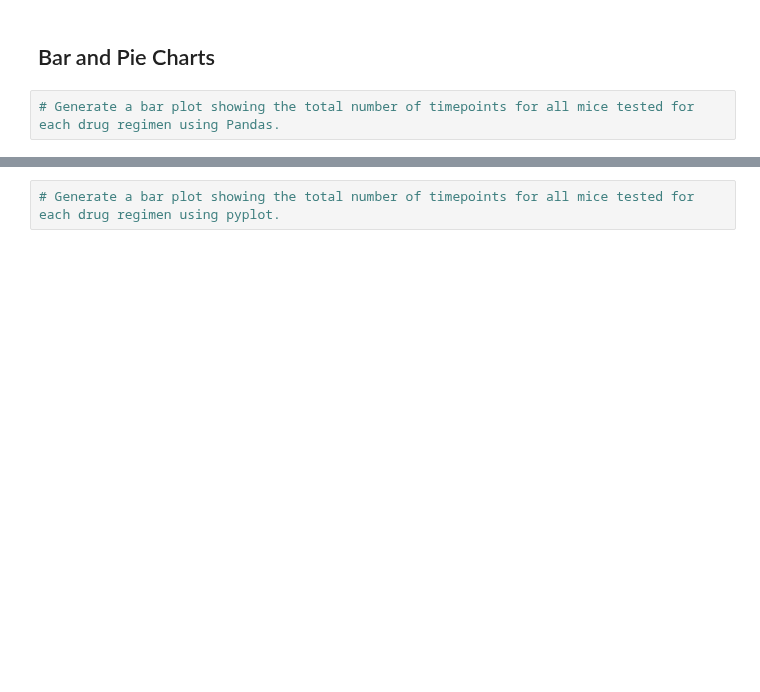
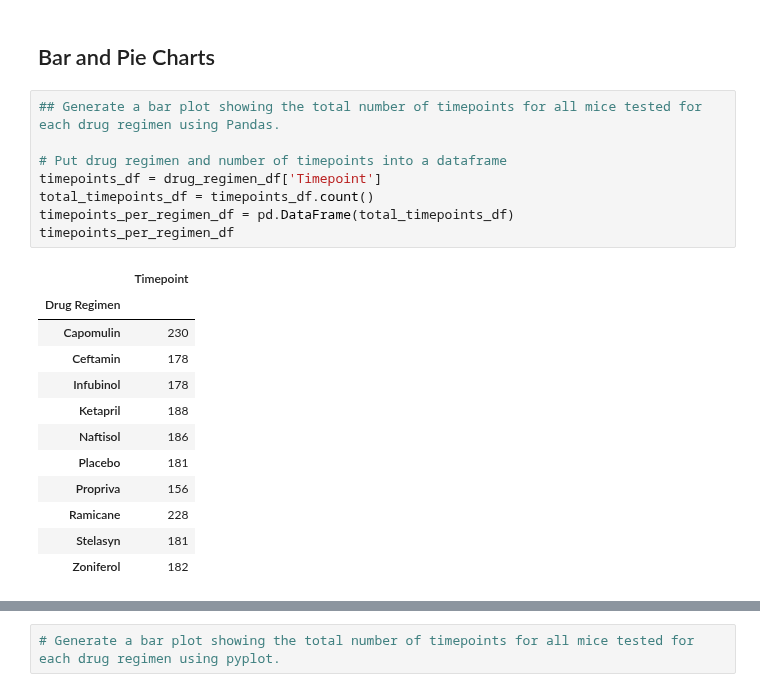
Before and after one commit to NathanJPotter/Matplotlib-challenge-np, a Jupyter notebook: Pymaceuticals/pymaceuticals_starter.ipynb, the cells around one changed output, grey strips where cells are left out. Drawn from its saved outputs; the diff is of its cells as text; blank space fills up the shorter version.

```diff
--- a/Pymaceuticals/pymaceuticals_starter.ipynb
+++ b/Pymaceuticals/pymaceuticals_starter.ipynb
@@ -244,4 +244,23 @@ agg_tumor_vol_stats_df
 # %% [markdown]
 ## Bar and Pie Charts
 # %%
-# Generate a bar plot showing the total number of timepoints for all mice tested for each drug regimen using Pandas.
+## Generate a bar plot showing the total number of timepoints for all mice tested for each drug regimen using Pandas.
+
+# Put drug regimen and number of timepoints into a dataframe
+timepoints_df = drug_regimen_df['Timepoint']
+total_timepoints_df = timepoints_df.count()
+timepoints_per_regimen_df = pd.DataFrame(total_timepoints_df)
+timepoints_per_regimen_df
+# %% [output]
+|  | Timepoint |
+| Drug Regimen |  |
+| Capomulin | 230 |
+| Ceftamin | 178 |
+| Infubinol | 178 |
+| Ketapril | 188 |
+| Naftisol | 186 |
+| Placebo | 181 |
+| Propriva | 156 |
+| Ramicane | 228 |
+| Stelasyn | 181 |
+| Zoniferol | 182 |
```
Also changed, not shown: parts of 3 cells of this notebook.
